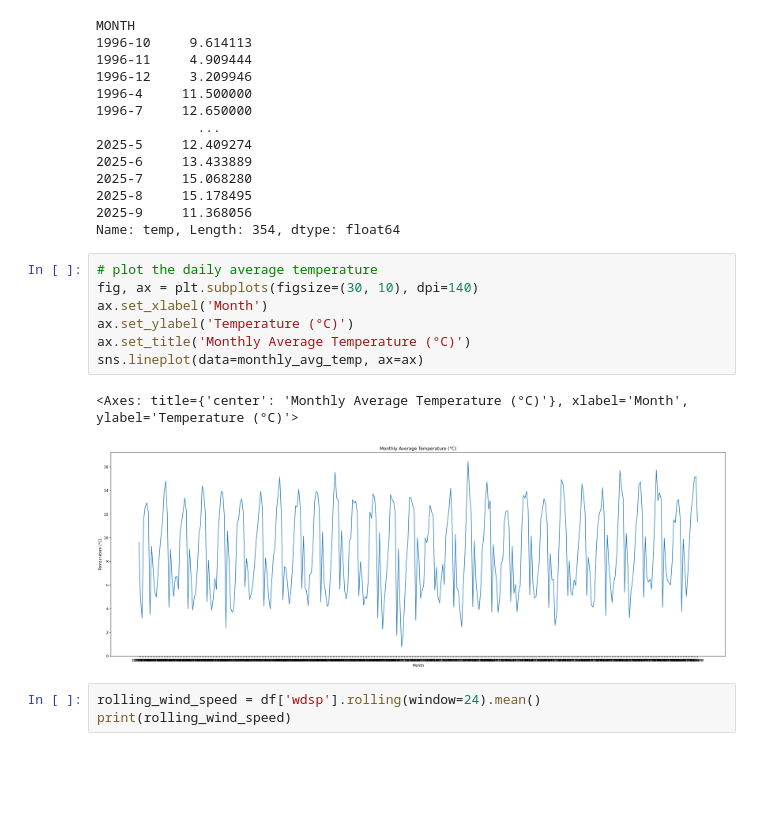
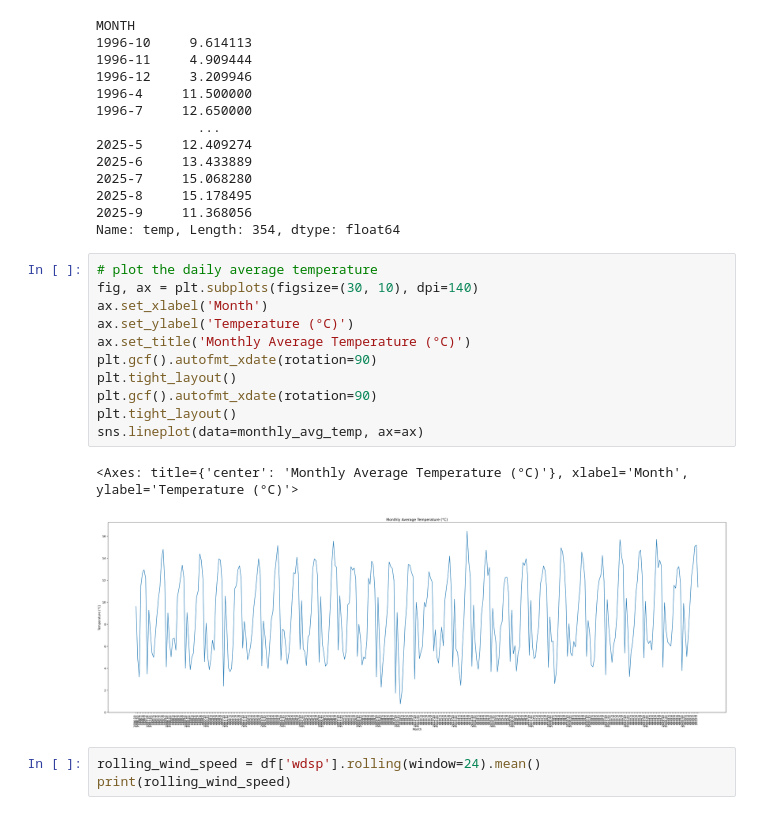
Before and after one commit to akshaypastagiya/PFDA, a Jupyter notebook: Assignments/assignment06-Weather.ipynb, the cells around one changed output. Drawn from its saved outputs; the diff is of its cells as text; blank space fills up the shorter version.

```diff
--- a/Assignments/assignment06-Weather.ipynb
+++ b/Assignments/assignment06-Weather.ipynb
@@ -97,13 +103,17 @@ Name: temp, Length: 354, dtype: float64
 # %%
 # plot the daily average temperature
 fig, ax = plt.subplots(figsize=(30, 10), dpi=140)
 ax.set_xlabel('Month')
 ax.set_ylabel('Temperature (°C)')
 ax.set_title('Monthly Average Temperature (°C)')
+plt.gcf().autofmt_xdate(rotation=90)
+plt.tight_layout()
+plt.gcf().autofmt_xdate(rotation=90)
+plt.tight_layout()
 sns.lineplot(data=monthly_avg_temp, ax=ax)
 # %% [output]
 <Axes: title={'center': 'Monthly Average Temperature (°C)'}, xlabel='Month', ylabel='Temperature (°C)'>
-[figure, old version]
+[figure, new version]
 # %%
 rolling_wind_speed = df['wdsp'].rolling(window=24).mean()
 print(rolling_wind_speed)
```
Also changed, not shown: parts of 5 cells of this notebook.
